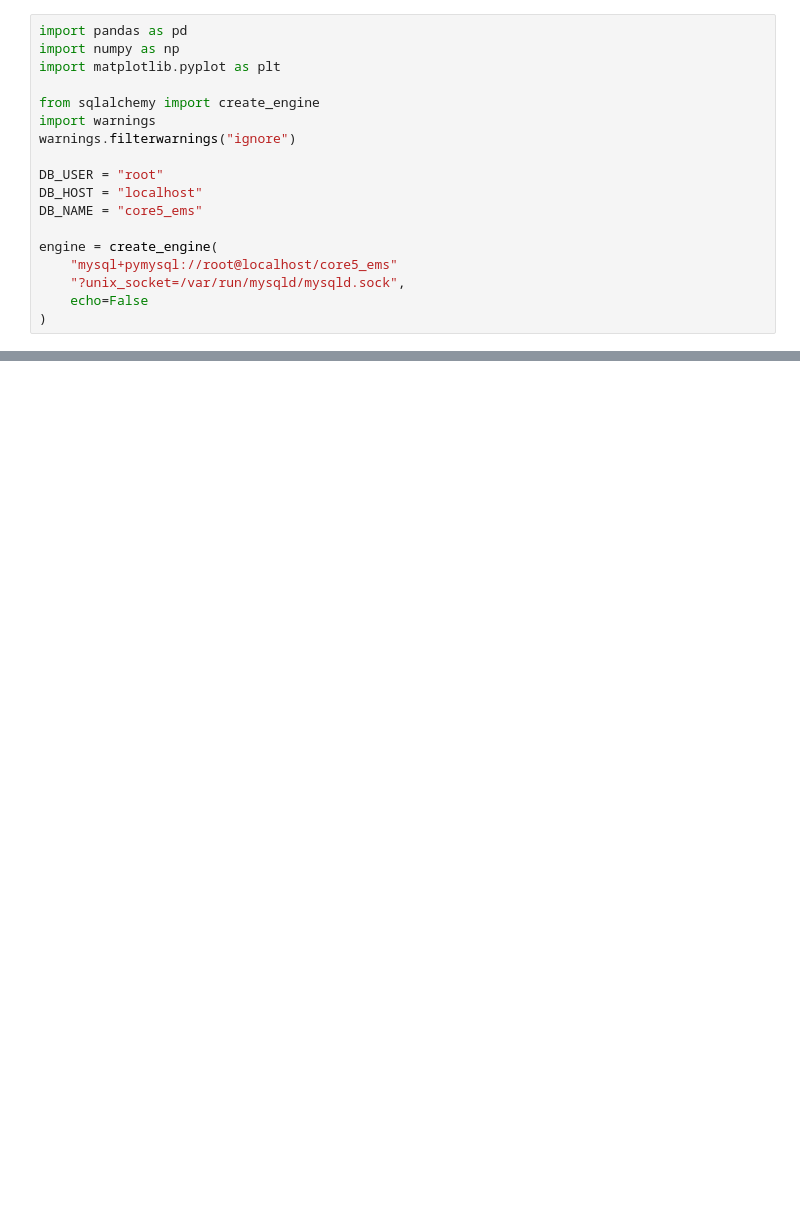
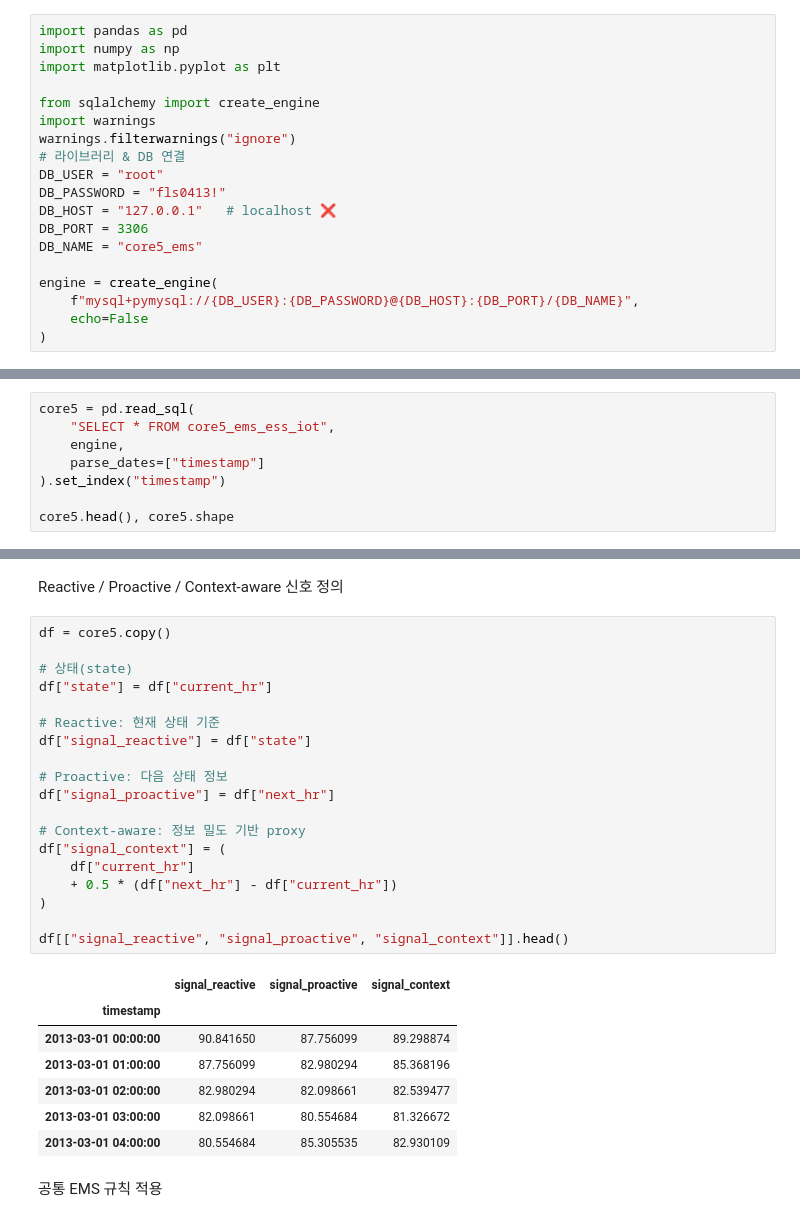
Before and after one commit to 20240807-YR/SmartGrid-Control-Structure, a Jupyter notebook: core/core5_summary.ipynb, the cells around one changed output, grey strips where cells are left out. Saved outputs shown, nothing was run; the diff lists cells and outputs as text; blank space fills up the shorter version.

```diff
--- a/core/core5_summary.ipynb
+++ b/core/core5_summary.ipynb
@@ -6,13 +6,14 @@ import matplotlib.pyplot as plt
 from sqlalchemy import create_engine
 import warnings
 warnings.filterwarnings("ignore")
-
+# 라이브러리 & DB 연결
 DB_USER = "root"
-DB_HOST = "localhost"
+DB_PASSWORD = "fls0413!"
+DB_HOST = "127.0.0.1"   # localhost ❌
+DB_PORT = 3306
 DB_NAME = "core5_ems"
 
 engine = create_engine(
-    "mysql+pymysql://root@localhost/core5_ems"
-    "?unix_socket=/var/run/mysqld/mysqld.sock",
+    f"mysql+pymysql://{DB_USER}:{DB_PASSWORD}@{DB_HOST}:{DB_PORT}/{DB_NAME}",
     echo=False
 )
@@ -23,0 +91,8 @@ OperationalError: (pymysql.err.OperationalError) (2003, "Can't connect to MySQL
+# %%
+core5 = pd.read_sql(
+    "SELECT * FROM core5_ems_ess_iot",
+    engine,
+    parse_dates=["timestamp"]
+).set_index("timestamp")
+
+core5.head(), core5.shape
@@ -23,0 +127,31 @@ OperationalError: (pymysql.err.OperationalError) (2003, "Can't connect to MySQL
+# %% [markdown]
+Reactive / Proactive / Context-aware 신호 정의
+# %%
+df = core5.copy()
+
+# 상태(state)
+df["state"] = df["current_hr"]
+
+# Reactive: 현재 상태 기준
+df["signal_reactive"] = df["state"]
+
+# Proactive: 다음 상태 정보
+df["signal_proactive"] = df["next_hr"]
+
+# Context-aware: 정보 밀도 기반 proxy
+df["signal_context"] = (
+    df["current_hr"]
+    + 0.5 * (df["next_hr"] - df["current_hr"])
+)
+
+df[["signal_reactive", "signal_proactive", "signal_context"]].head()
+# %% [output]
+|  | signal_reactive | signal_proactive | signal_context |
+| timestamp |  |  |  |
+| 2013-03-01 00:00:00 | 90.841650 | 87.756099 | 89.298874 |
+| 2013-03-01 01:00:00 | 87.756099 | 82.980294 | 85.368196 |
+| 2013-03-01 02:00:00 | 82.980294 | 82.098661 | 82.539477 |
+| 2013-03-01 03:00:00 | 82.098661 | 80.554684 | 81.326672 |
+| 2013-03-01 04:00:00 | 80.554684 | 85.305535 | 82.930109 |
+# %% [markdown]
+공통 EMS 규칙 적용
```
Also changed, not shown: parts of 21 cells of this notebook.
